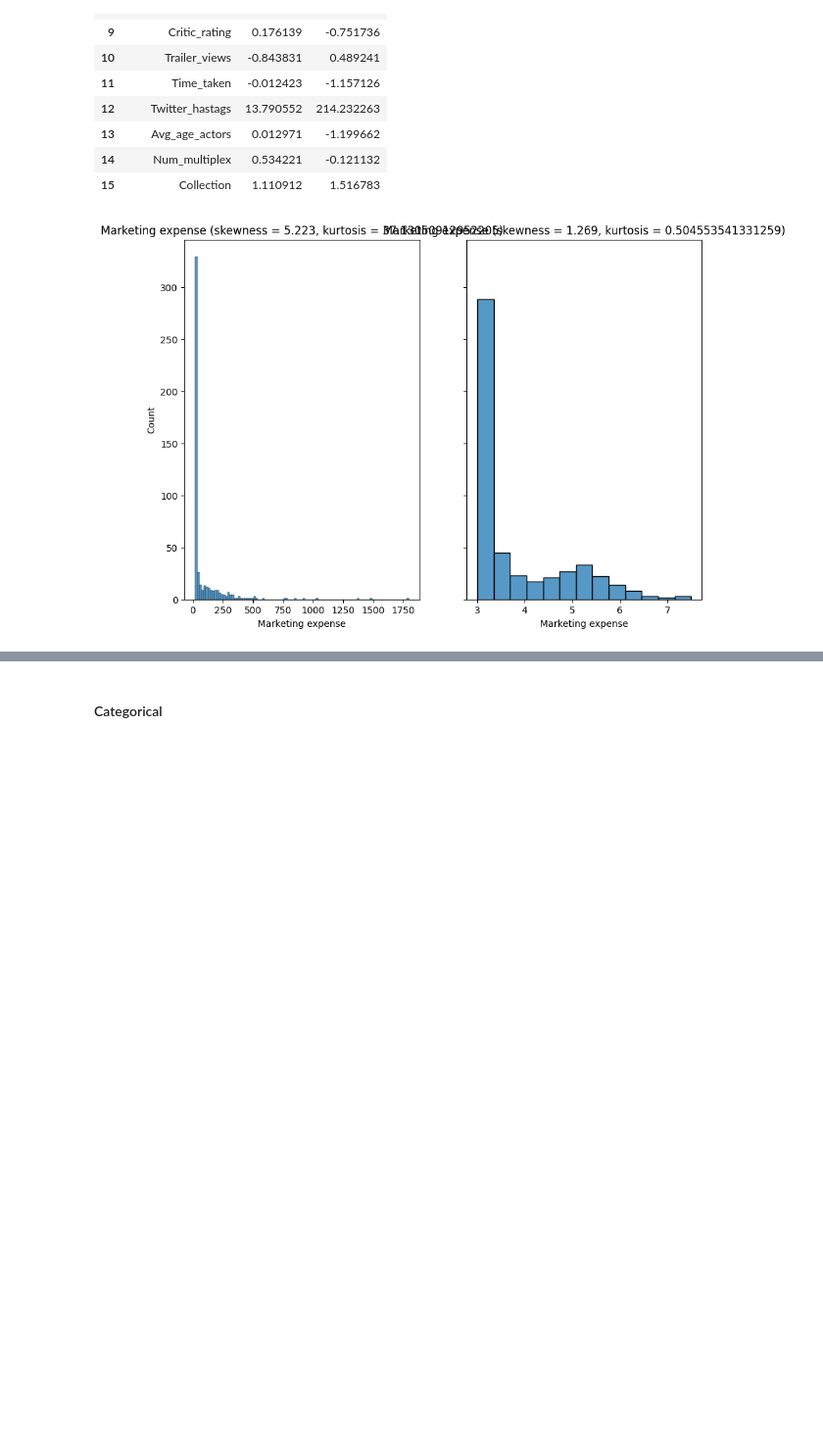
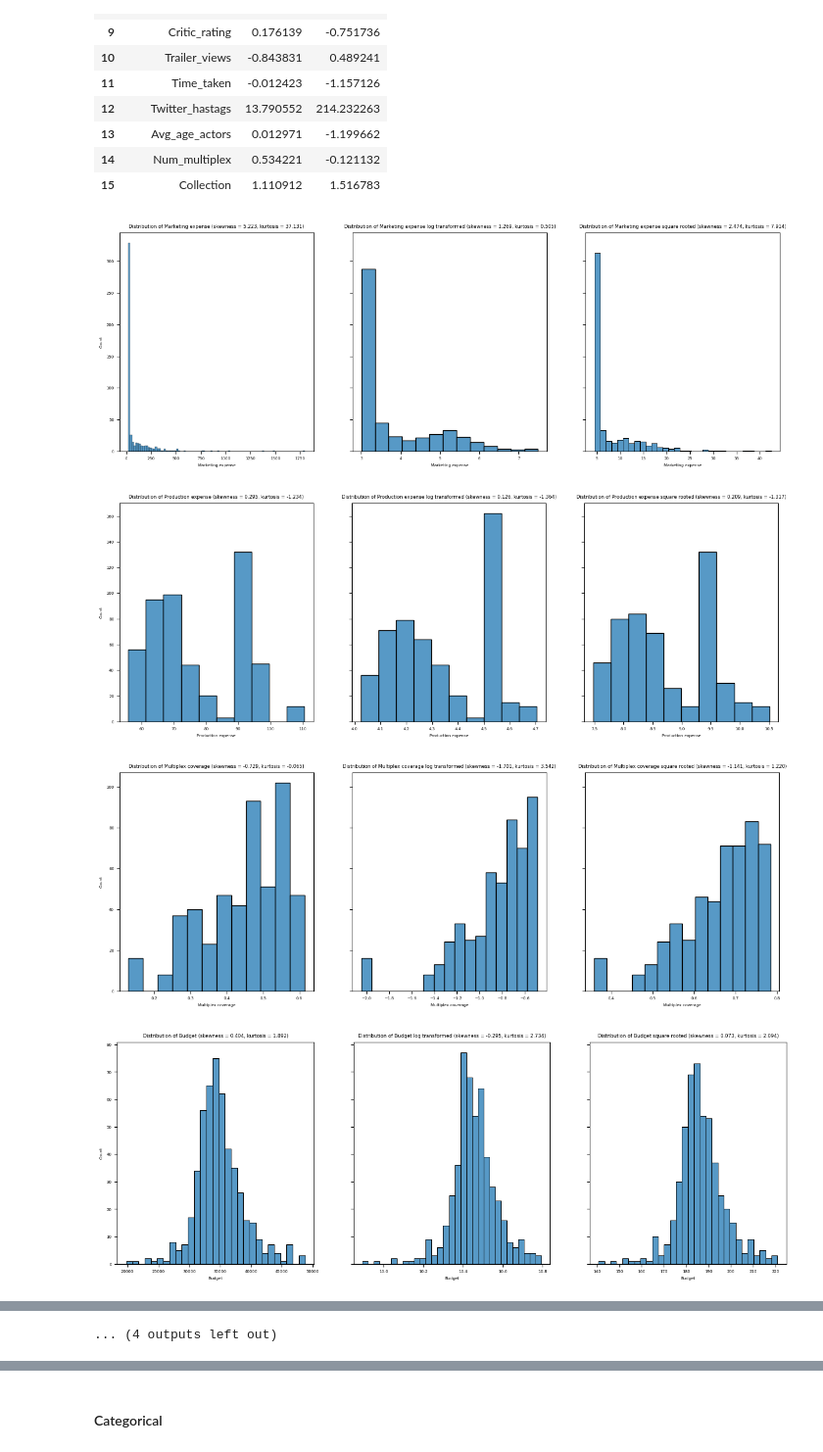
Before and after one commit to marcellinus-witarsah/movie-classification, a Jupyter notebook: notebooks/03-exploratory-data-analysis.ipynb, the cells around one changed output, grey strips where cells are left out. Shown at 98% size. Saved outputs shown, nothing was run; the diff lists cells and outputs as text; code cells hidden in the pictures; blank space fills up the shorter version.

```diff
--- a/notebooks/03-exploratory-data-analysis.ipynb
+++ b/notebooks/03-exploratory-data-analysis.ipynb
@@ -121,19 +121,26 @@ pd.DataFrame({
 # %%
 def plot_distribution(data: pd.DataFrame, feature: str, title: str) -> None:
     # histogram plot
-    fig, ax = plt.subplots(ncols=2, sharey=True, figsize=(10, 7))
+    plt.rcParams.update({'font.size': 5})
+    fig, ax = plt.subplots(ncols=3, sharey=True, figsize=(15, 5))
     sns.histplot(data[feature], ax=ax[0])
-    ax[0].set_title(title + f' (skewness = {data[feature].skew():.3f}, kurtosis = {data[feature].kurt()})')
+    ax[0].set_title(title + f' (skewness = {data[feature].skew():.3f}, kurtosis = {data[feature].kurt():.3f})')
 
     log_transformed_data = data[feature].apply(lambda x: np.log(x))
     sns.histplot(log_transformed_data, ax=ax[1])
-    ax[1].set_title(title + f' (skewness = {log_transformed_data.skew():.3f}, kurtosis = {log_transformed_data.kurt()})')
+    ax[1].set_title(title + f' log transformed (skewness = {log_transformed_data.skew():.3f}, kurtosis = {log_transformed_data.kurt():.3f})')
+
+    root_squared_data = data[feature].apply(lambda x: np.sqrt(x))
+    sns.histplot(root_squared_data, ax=ax[2])
+    ax[2].set_title(title + f' square rooted (skewness = {root_squared_data.skew():.3f}, kurtosis = {root_squared_data.kurt():.3f})')
     plt.show()
 
 
 for f in numerical_cols:
     # plot distribution
     plot_distribution(data=df.copy(), feature=f, title=f"Distribution of {f}")
-    break
 # %% [output]
-[figure, old version]
+[figure, new version]
+[figure, added]
+[figure, added]
+[figure, added]
@@ -139,0 +155 @@ for f in numerical_cols:
+... (4 outputs left out)
```
Also changed, not shown: parts of 21 cells of this notebook.
